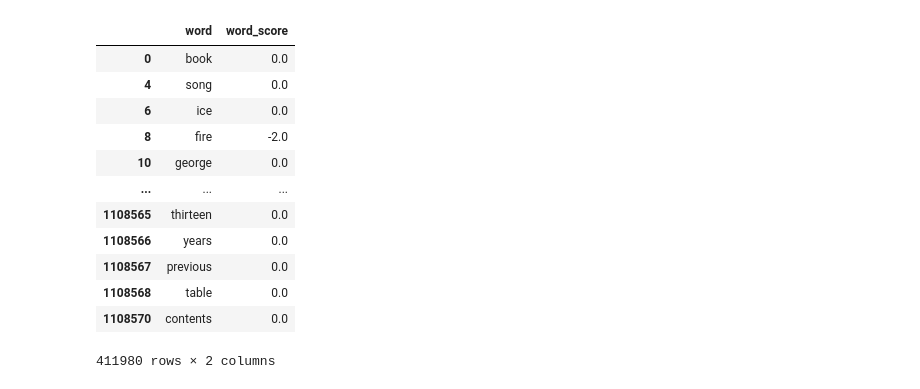
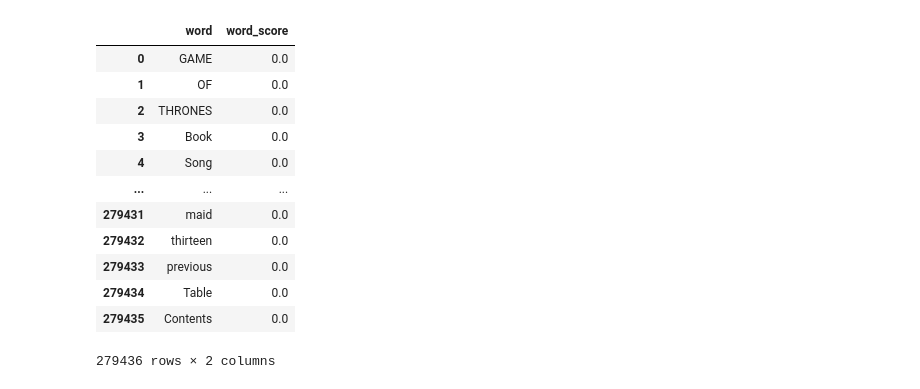
Before and after one commit to Suru-09/Data-Mining, a Jupyter notebook: notebooks/sentiment_analysis.ipynb, the cells around one changed output. Saved outputs shown, nothing was run; the diff lists cells and outputs as text; code cells hidden in the pictures.

```diff
--- a/notebooks/sentiment_analysis.ipynb
+++ b/notebooks/sentiment_analysis.ipynb
@@ -18,19 +23,28 @@ import pandas as pd
 # %%
 afinn = Afinn()
+text_str = ""
+for _list in game_text_cleaned:
+    for string in _list:
+        text_str += string + ' '
+
+game_df_cleaned = pd.DataFrame({
+    "word": text_str.split()
+})
+
 word_scores = [afinn.score(word) for word in game_df_cleaned['word']]
 game_df_cleaned = game_df_cleaned.assign(word_score = word_scores)
 game_df_cleaned
 # %% [output]
 |  | word | word_score |
-| 0 | book | 0.0 |
-| 4 | song | 0.0 |
-| 6 | ice | 0.0 |
-| 8 | fire | -2.0 |
-| 10 | george | 0.0 |
+| 0 | GAME | 0.0 |
+| 1 | OF | 0.0 |
+| 2 | THRONES | 0.0 |
+| 3 | Book | 0.0 |
+| 4 | Song | 0.0 |
 | ... | ... | ... |
-| 1108565 | thirteen | 0.0 |
-| 1108566 | years | 0.0 |
-| 1108567 | previous | 0.0 |
-| 1108568 | table | 0.0 |
-| 1108570 | contents | 0.0 |
+| 279431 | maid | 0.0 |
+| 279432 | thirteen | 0.0 |
+| 279433 | previous | 0.0 |
+| 279434 | Table | 0.0 |
+| 279435 | Contents | 0.0 |
-411980 rows × 2 columns
+279436 rows × 2 columns
```
Also changed, not shown: parts of 14 cells of this notebook, 9 other files.
